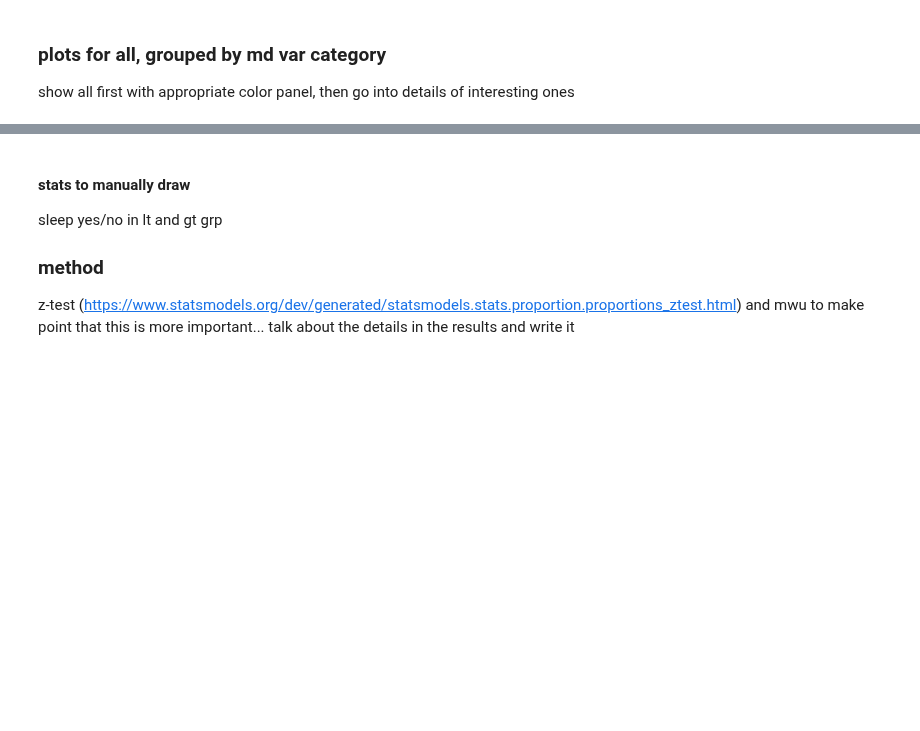
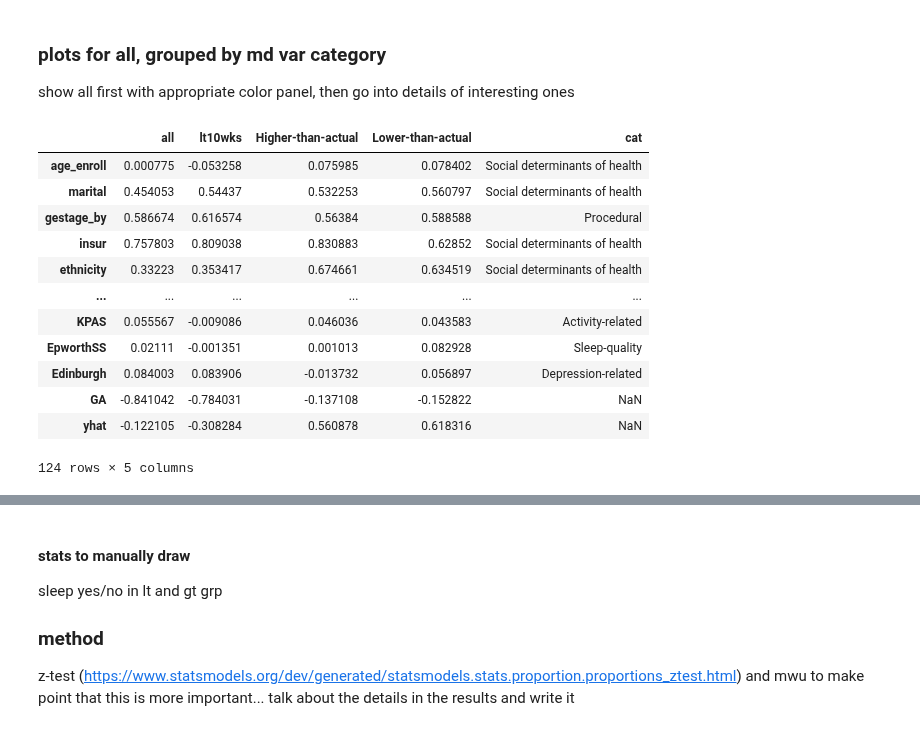
Before and after one commit to nealgravindra/wearables, a Jupyter notebook: notebooks/interp_featattr_v71.ipynb, the cells around one changed output, grey strips where cells are left out. Drawn from its saved outputs; the diff is of its cells as text; code cells hidden in the pictures; blank space fills up the shorter version.

```diff
--- a/notebooks/interp_featattr_v71.ipynb
+++ b/notebooks/interp_featattr_v71.ipynb
@@ -1569,6 +1567,22 @@ fig.tight_layout()
 ### plots for all, grouped by md var category
 
 show all first with appropriate color panel, then go into details of interesting ones
+# %%
+errgrpcorr[['all', 'lt10wks', 'Higher-than-actual', 'Lower-than-actual']]
+# %% [output]
+|  | all | lt10wks | Higher-than-actual | Lower-than-actual | cat |
+| age_enroll | 0.000775 | -0.053258 | 0.075985 | 0.078402 | Social determinants of health |
+| marital | 0.454053 | 0.54437 | 0.532253 | 0.560797 | Social determinants of health |
+| gestage_by | 0.586674 | 0.616574 | 0.56384 | 0.588588 | Procedural |
+| insur | 0.757803 | 0.809038 | 0.830883 | 0.62852 | Social determinants of health |
+| ethnicity | 0.33223 | 0.353417 | 0.674661 | 0.634519 | Social determinants of health |
+| ... | ... | ... | ... | ... | ... |
+| KPAS | 0.055567 | -0.009086 | 0.046036 | 0.043583 | Activity-related |
+| EpworthSS | 0.02111 | -0.001351 | 0.001013 | 0.082928 | Sleep-quality |
+| Edinburgh | 0.084003 | 0.083906 | -0.013732 | 0.056897 | Depression-related |
+| GA | -0.841042 | -0.784031 | -0.137108 | -0.152822 | NaN |
+| yhat | -0.122105 | -0.308284 | 0.560878 | 0.618316 | NaN |
+124 rows × 5 columns
 # %%
 # add category labels
 from wearables.scripts.aesthetics import md_node_annotation, md_node_category_cmap
```
Also changed, not shown: parts of 34 cells of this notebook, 7 other files.
